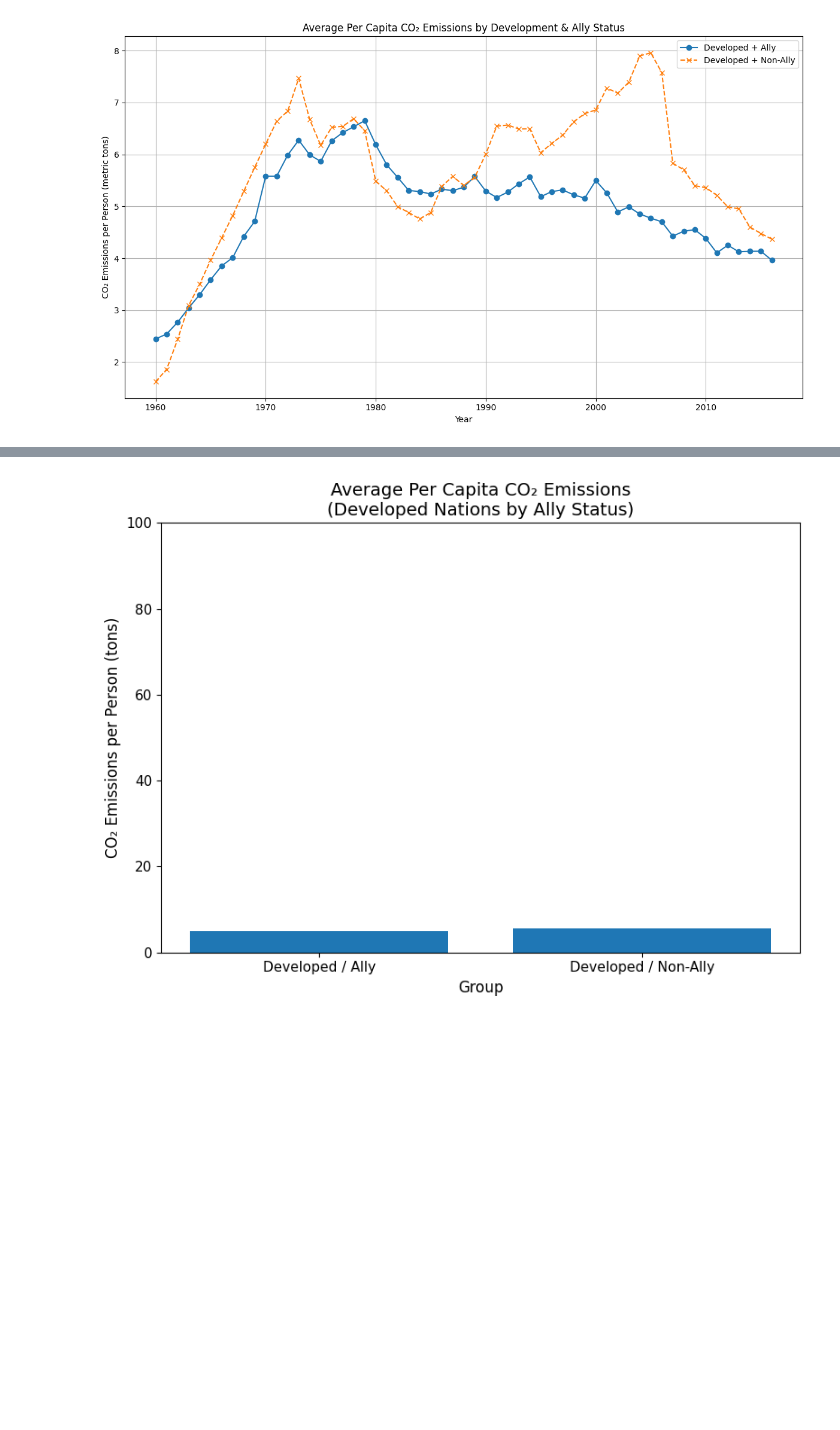
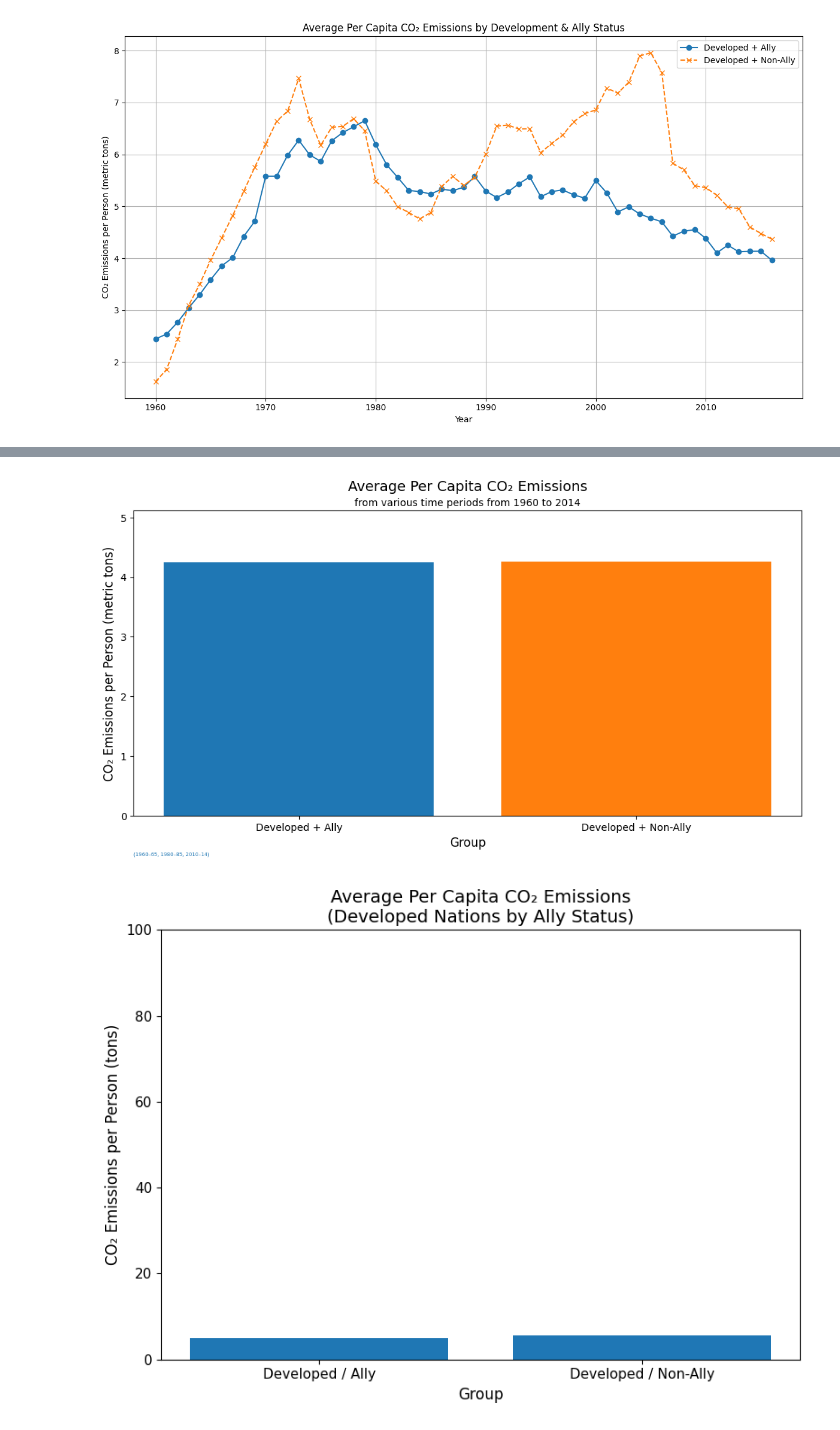
Before and after one commit to SriSupratikTalari/project2, a Jupyter notebook: climate.ipynb, the cells around one changed output, grey strips where cells are left out. Cells and saved outputs as stored; diff of their text form; code cells hidden in the pictures; blank space fills up the shorter version.

```diff
--- a/climate.ipynb
+++ b/climate.ipynb
@@ -501,3 +456,52 @@ plt.show()
+# %%
+# Step 1: Compute CO2 per capita
+df['CO2 per capita'] = df['average_value_CO2 emissions from liquid fuel consumption (kt)'] * 1_000 / df['average_value_Population, total']
+
+# Step 2: Define group filters
+dev_ally = df[(df['Development Status'] == 'Developed') & (df['USA ally'] == True)]
+dev_nonally = df[(df['Development Status'] == 'Developed') & (df['USA ally'] == False)]
+
+# Step 3: Filter to target years only
+target_years = df['Year'].isin(range(1960, 1966)) | df['Year'].isin(range(1980, 1986)) | df['Year'].isin(range(2010, 2014))
+dev_ally_filtered = dev_ally[target_years]
+dev_nonally_filtered = dev_nonally[target_years]
+
+# Step 4: Compute averages
+avg_cf_dev_ally = dev_ally_filtered['CO2 per capita'].mean()
+avg_cf_dev_nonally = dev_nonally_filtered['CO2 per capita'].mean()
+
+# Labels and values for plotting
+labels = [
+    'Developed + Ally',
+    'Developed + Non-Ally'
+]
+values = [avg_cf_dev_ally, avg_cf_dev_nonally]
+colors = ['#1f77b4', '#ff7f0e']
+
+# Plotting
+plt.figure(figsize=(10, 6))
+bars = plt.bar(labels, values, color=colors)
+
+# Annotate bars
+# Titles
+plt.title('Average Per Capita CO₂ Emissions', fontsize=14, pad=20)
+
+# Subtitle with more vertical space
+plt.text(0.5, 1.01, 'from various time periods from 1960 to 2014',
+         fontsize=10, ha='center', va='bottom', transform=plt.gca().transAxes)
+
+# Axes labels
+plt.ylabel('CO₂ Emissions per Person (metric tons)', fontsize=12)
+plt.xlabel('Group', fontsize=12)
+plt.ylim(0, max(values) * 1.2)
+
+# Manually add time periods outside the plot (bottom-left position)
+plt.text(0, -0.12, '(1960–65, 1980–85, 2010–14)', ha='left', va='top', fontsize=5, color=colors[0], transform=plt.gca().transAxes)
+
+plt.tight_layout(rect=[0, 0, 1, 0.93])
+plt.show()
+# %% [output]
+[figure, added]
 # %%
 df['CO2 per capita'] = df['average_value_CO2 emissions from liquid fuel consumption (kt)'] * 1_000 / df['average_value_Population, total']
 
```
Also changed, not shown: parts of 1 cell of this notebook, 2 other files.
